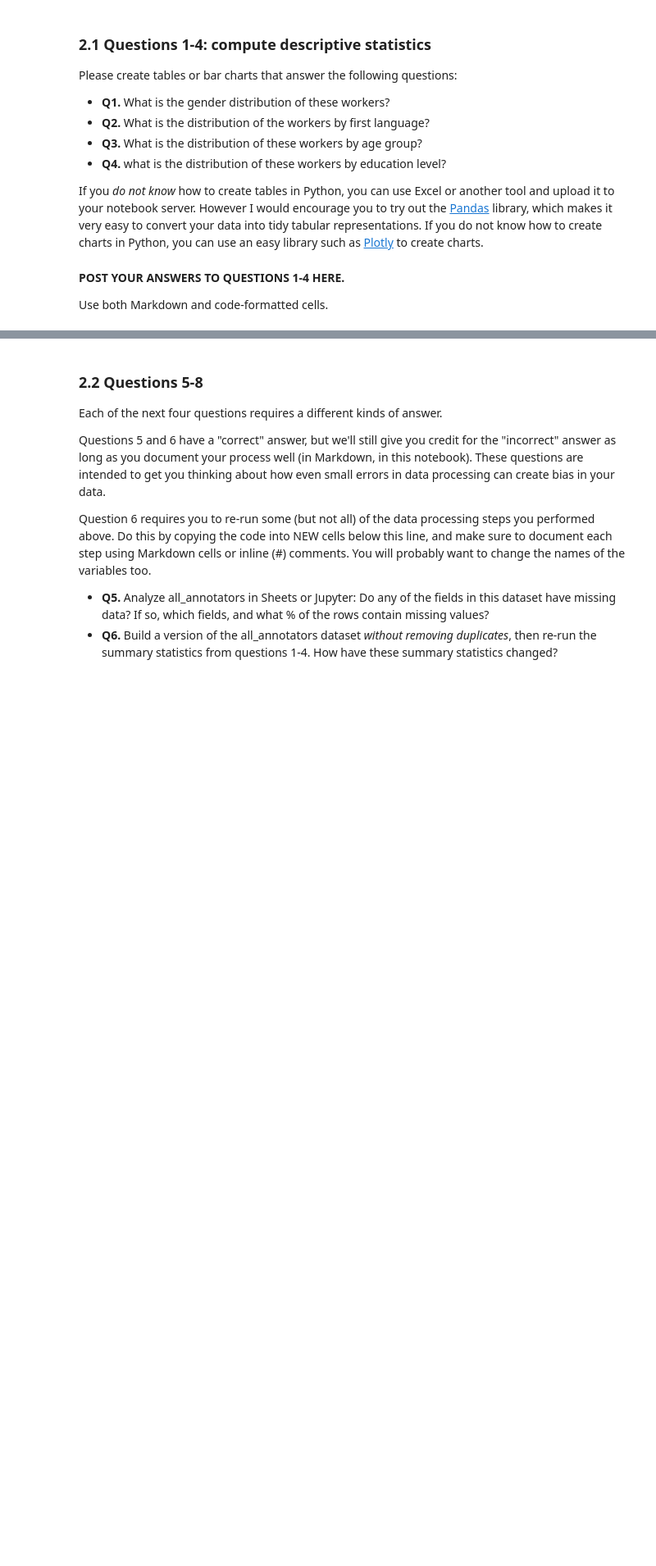
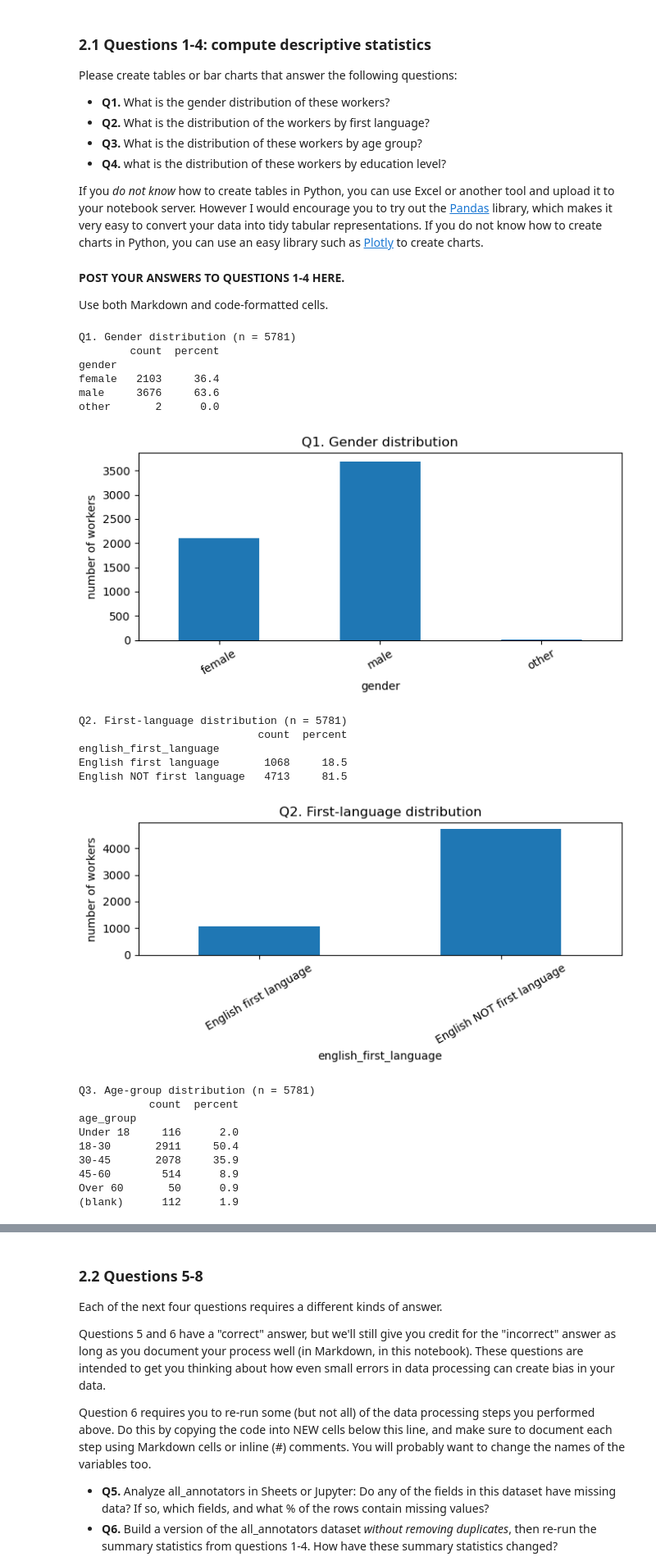
Before and after one commit to ikumar-5/hcde-410-a-123, a Jupyter notebook: A2/hcde410-a2.ipynb, the cells around one changed output, grey strips where cells are left out. Shown at 82% size. Cells and saved outputs as stored; diff of their text form; code cells hidden in the pictures; blank space fills up the shorter version.

```diff
--- a/A2/hcde410-a2.ipynb
+++ b/A2/hcde410-a2.ipynb
@@ -421,0 +641,71 @@ Use both Markdown and code-formatted cells.
+# %%
+#[Here's a starter code cell for Q1-Q4]
+
+import matplotlib.pyplot as plt
+
+# Logical category order for each field (from the data statement's schema)
+order = {
+    'gender': ['female', 'male', 'other'],
+    'english_first_language': ['1', '0'],
+    'age_group': ['Under 18', '18-30', '30-45', '45-60', 'Over 60'],
+    'education': ['none', 'some', 'hs', 'bachelors', 'masters', 'doctorate', 'professional'],
+}
+# Readable labels for the 0/1 field
+pretty = {'english_first_language': {'1': 'English first language', '0': 'English NOT first language'}}
+
+def distribution(col):
+    """Count and percent of workers per category, keeping blanks visible."""
+    s = df[col].replace('', '(blank)')
+    counts = s.value_counts()
+    # expected categories first (even if zero), then anything unexpected, e.g. '(blank)'
+    idx = order[col] + [v for v in counts.index if v not in order[col]]
+    counts = counts.reindex(idx, fill_value=0)
+    table = pd.DataFrame({'count': counts, 'percent': (counts / counts.sum() * 100).round(1)})
+    table.index = [pretty.get(col, {}).get(v, v) for v in table.index]
+    table.index.name = col
+    return table
+
+titles = {
+    'gender': 'Q1. Gender distribution',
+    'english_first_language': 'Q2. First-language distribution',
+    'age_group': 'Q3. Age-group distribution',
+    'education': 'Q4. Education-level distribution',
+}
+
+for col in order:
+    t = distribution(col)
+    print(titles[col], f"(n = {len(df)})")
+    print(t, "\n")
+    ax = t['count'].plot(kind='bar', title=titles[col], rot=30, figsize=(7, 3.5))
+    ax.set_ylabel('number of workers')
+    plt.tight_layout()
+    plt.show()
+
+# Extra: do the two source pools look alike? (row percentages within each dataset)
+for col in order:
+    s = df[col].replace('', '(blank)')
+    print(f"\n{col} by source dataset (% within dataset)")
+    print((pd.crosstab(df['dataset'], s, normalize='index') * 100).round(1))
+# %% [output]
+Q1. Gender distribution (n = 5781)
+        count  percent
+gender
+female   2103     36.4
+male     3676     63.6
+other       2      0.0
+[figure, added]
+Q2. First-language distribution (n = 5781)
+                            count  percent
+english_first_language
+English first language       1068     18.5
+English NOT first language   4713     81.5
+[figure, added]
+Q3. Age-group distribution (n = 5781)
+           count  percent
+age_group
+Under 18     116      2.0
+18-30       2911     50.4
+30-45       2078     35.9
+45-60        514      8.9
+Over 60       50      0.9
+(blank)      112      1.9
```
Also changed, not shown: parts of 26 cells of this notebook, 3 other files.
